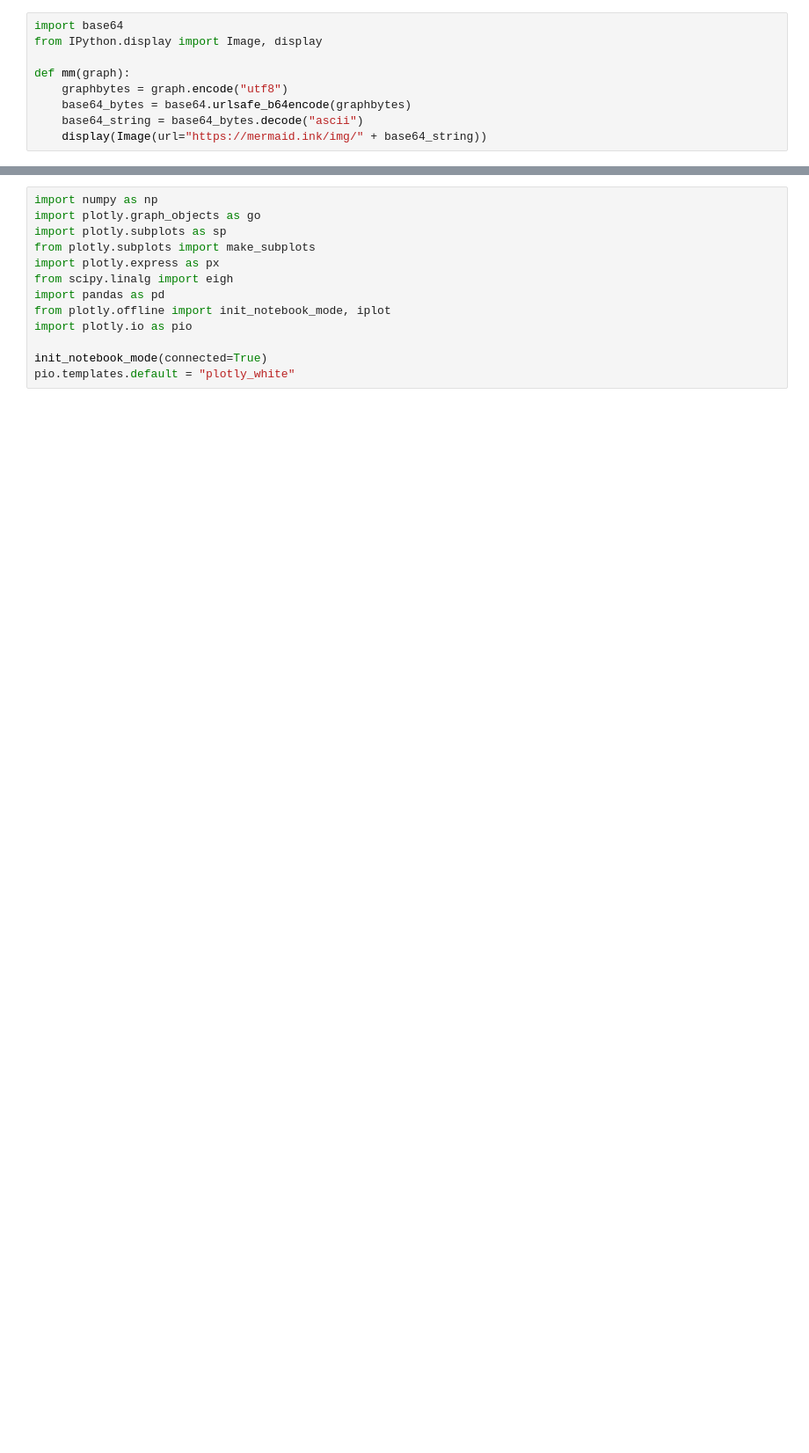
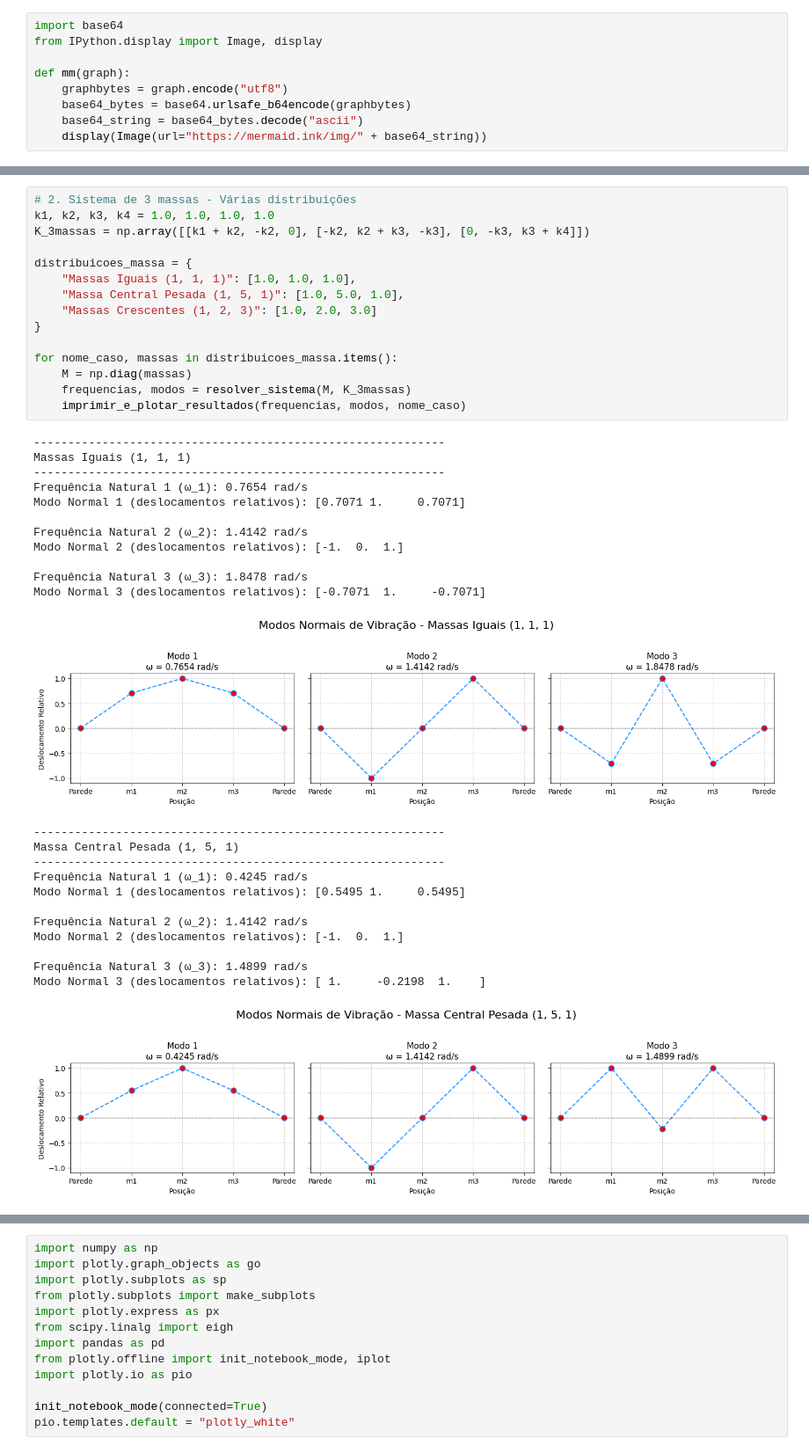
Before and after one commit to cesaraugustoo/av4, a Jupyter notebook: ex1.ipynb, the cells around one changed output, grey strips where cells are left out. Shown at 88% size. Cells and saved outputs as stored; diff of their text form; blank space fills up the shorter version.

```diff
--- a/ex1.ipynb
+++ b/ex1.ipynb
@@ -45,0 +238,40 @@ mm(diagrama)
+# %%
+# 2. Sistema de 3 massas - Várias distribuições
+k1, k2, k3, k4 = 1.0, 1.0, 1.0, 1.0
+K_3massas = np.array([[k1 + k2, -k2, 0], [-k2, k2 + k3, -k3], [0, -k3, k3 + k4]])
+
+distribuicoes_massa = {
+    "Massas Iguais (1, 1, 1)": [1.0, 1.0, 1.0],
+    "Massa Central Pesada (1, 5, 1)": [1.0, 5.0, 1.0],
+    "Massas Crescentes (1, 2, 3)": [1.0, 2.0, 3.0]
+}
+
+for nome_caso, massas in distribuicoes_massa.items():
+    M = np.diag(massas)
+    frequencias, modos = resolver_sistema(M, K_3massas)
+    imprimir_e_plotar_resultados(frequencias, modos, nome_caso)
+# %% [output]
+------------------------------------------------------------
+Massas Iguais (1, 1, 1)
+------------------------------------------------------------
+Frequência Natural 1 (ω_1): 0.7654 rad/s
+Modo Normal 1 (deslocamentos relativos): [0.7071 1.     0.7071]
+
+Frequência Natural 2 (ω_2): 1.4142 rad/s
+Modo Normal 2 (deslocamentos relativos): [-1.  0.  1.]
+
+Frequência Natural 3 (ω_3): 1.8478 rad/s
+Modo Normal 3 (deslocamentos relativos): [-0.7071  1.     -0.7071]
+[figure, added]
+------------------------------------------------------------
+Massa Central Pesada (1, 5, 1)
+------------------------------------------------------------
+Frequência Natural 1 (ω_1): 0.4245 rad/s
+Modo Normal 1 (deslocamentos relativos): [0.5495 1.     0.5495]
+
+Frequência Natural 2 (ω_2): 1.4142 rad/s
+Modo Normal 2 (deslocamentos relativos): [-1.  0.  1.]
+
+Frequência Natural 3 (ω_3): 1.4899 rad/s
+Modo Normal 3 (deslocamentos relativos): [ 1.     -0.2198  1.    ]
+[figure, added]
```
Also changed, not shown: parts of 9 cells of this notebook, 1 other file.
